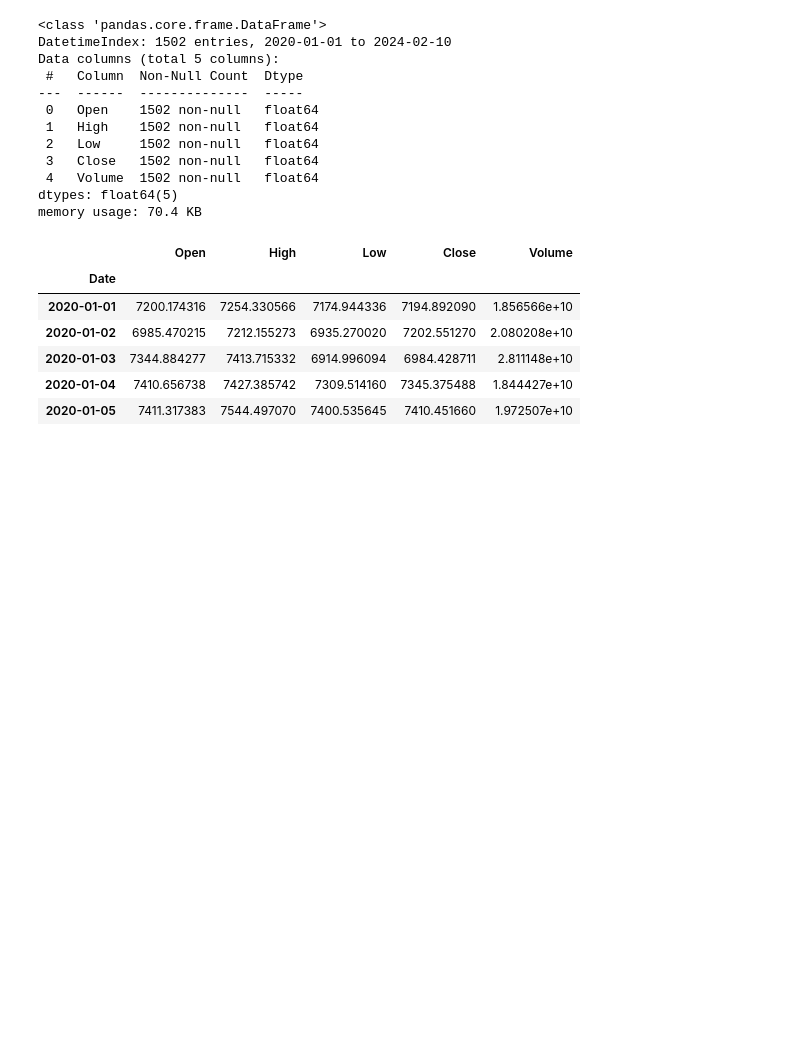
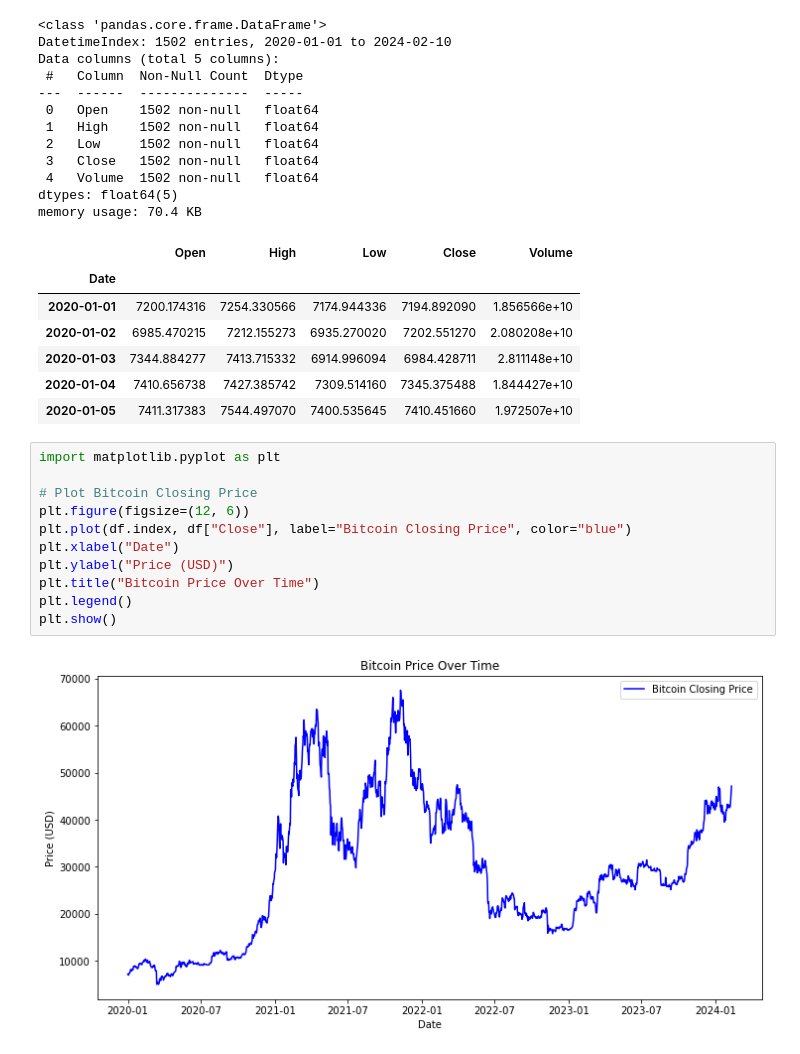
Before and after one commit to enakovac04/bitcoin-price-predictor, a Jupyter notebook: eda.ipynb, the cells around one changed output. Saved outputs shown, nothing was run; the diff lists cells and outputs as text; blank space fills up the shorter version.

Commit message:
Updated EDA notebook with visualizations

```diff
--- a/eda.ipynb
+++ b/eda.ipynb
@@ -41,3 +41,16 @@ memory usage: 70.4 KB
 | 2020-01-03 | 7344.884277 | 7413.715332 | 6914.996094 | 6984.428711 | 2.811148e+10 |
 | 2020-01-04 | 7410.656738 | 7427.385742 | 7309.514160 | 7345.375488 | 1.844427e+10 |
 | 2020-01-05 | 7411.317383 | 7544.497070 | 7400.535645 | 7410.451660 | 1.972507e+10 |
+# %%
+import matplotlib.pyplot as plt
+
+# Plot Bitcoin Closing Price
+plt.figure(figsize=(12, 6))
+plt.plot(df.index, df["Close"], label="Bitcoin Closing Price", color="blue")
+plt.xlabel("Date")
+plt.ylabel("Price (USD)")
+plt.title("Bitcoin Price Over Time")
+plt.legend()
+plt.show()
+# %% [output]
+[figure, added]
```
Also changed, not shown: parts of 2 cells of this notebook.
